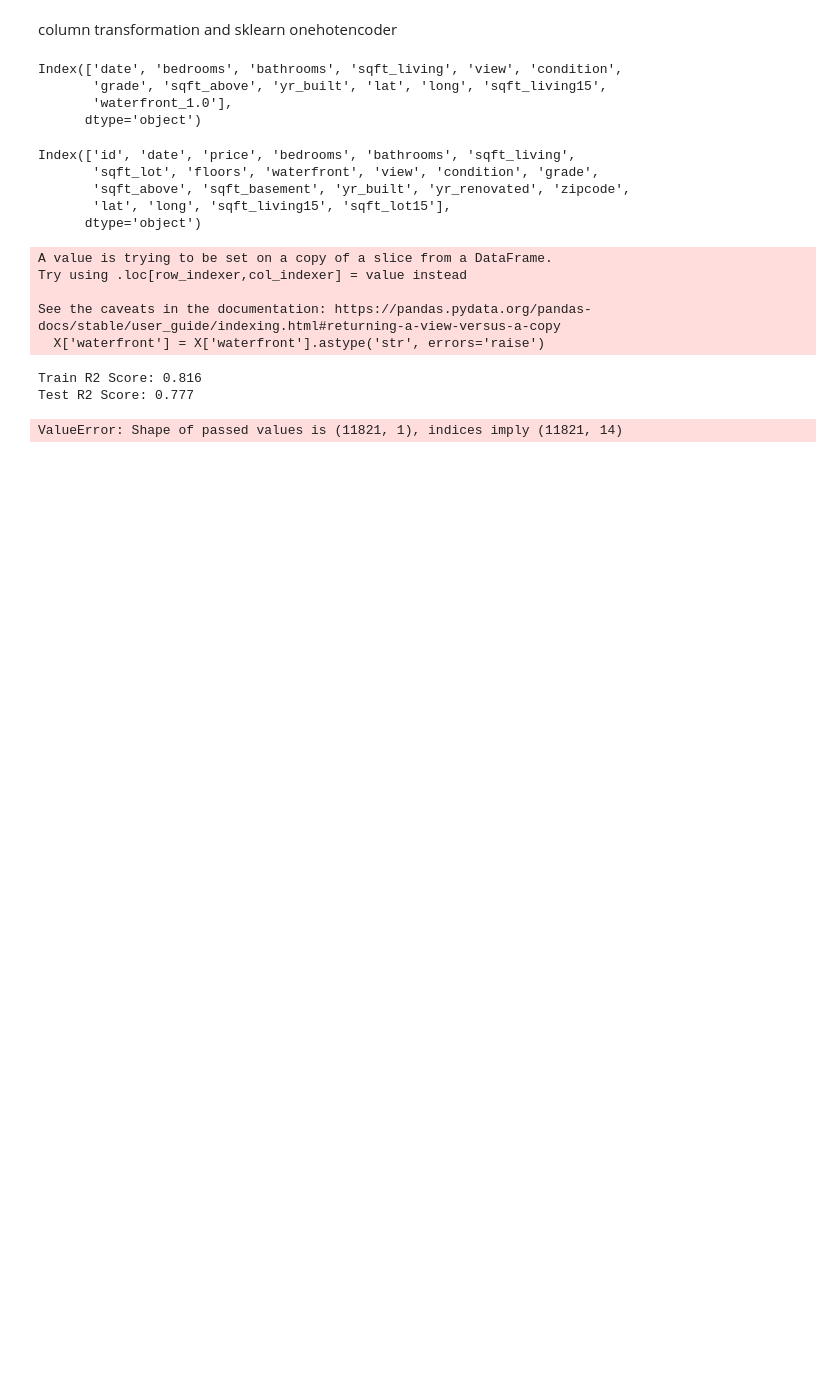
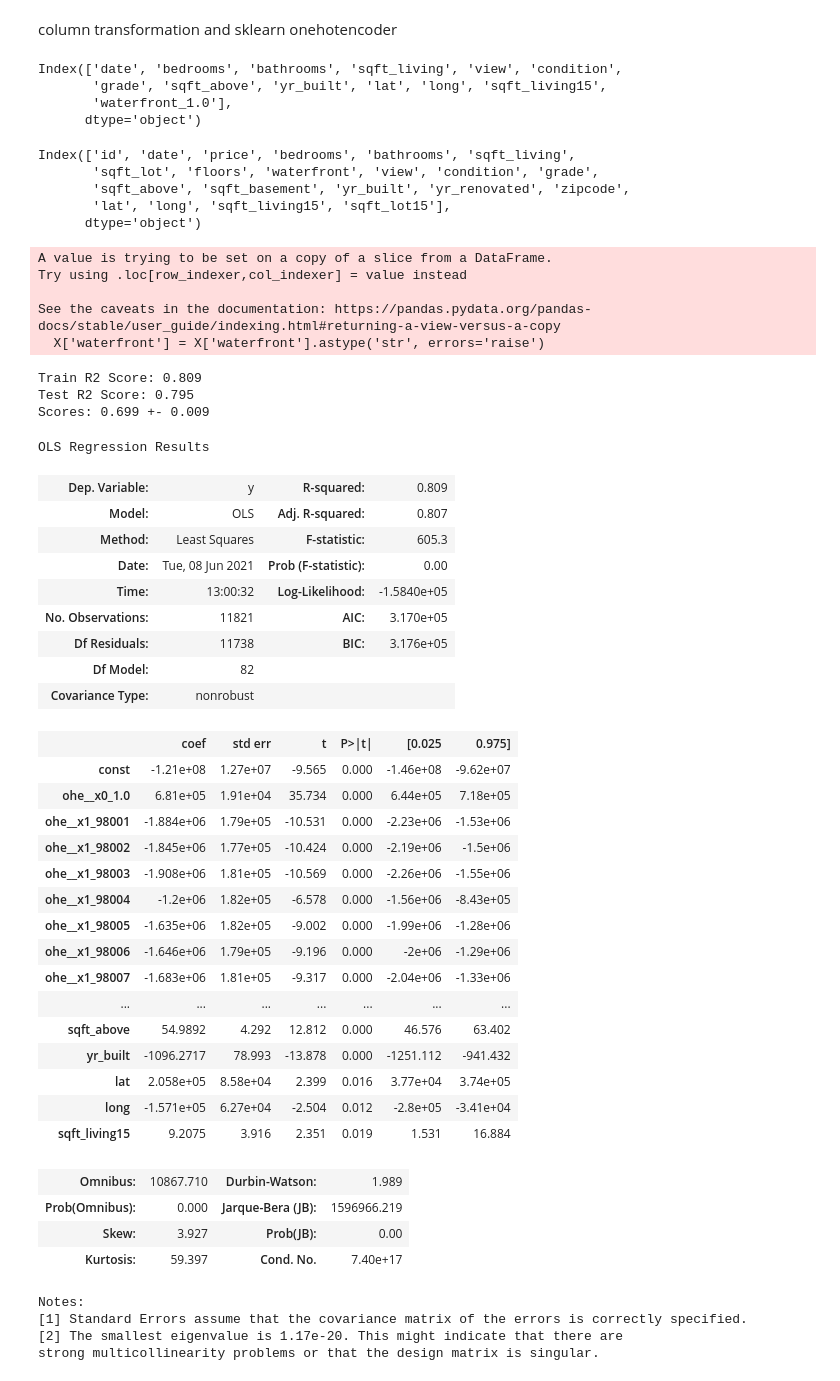
Before and after one commit to stone-ericm/Seattle-Housing-Prices-Exploration, a Jupyter notebook: Untitled.ipynb, the cells around one changed output. Saved outputs shown, nothing was run; the diff lists cells and outputs as text; code cells hidden in the pictures; blank space fills up the shorter version.

```diff
--- a/Untitled.ipynb
+++ b/Untitled.ipynb
@@ -1365,36 +1379,82 @@ X_test_ohe = ct.transform(X_test)
 
 # scaler.fit(X_train_ohe)
 
 # X_train_scaled = scaler.transform(X_train_ohe)
 # X_test_scaled = scaler.transform(X_test_ohe)
 
 lr = LinearRegression()
 
 lr.fit(X_train_ohe, y_train)
 
 train_preds = lr.predict(X_train_ohe)
 test_preds = lr.predict(X_test_ohe)
 
 print(f"Train R2 Score: {r2_score(y_train, train_preds):.3f}")
 print(f"Test R2 Score: {r2_score(y_test, test_preds):.3f}")
 
+crossvalidation = KFold(shuffle=True)
 
+scores = cross_val_score(lr, X, y, cv=crossvalidation)
+
+print(f"Scores: {scores.mean():.3f} +- {scores.std():.3f}")
 
 # visualizer = ResidualsPlot(lr)
 
-# visualizer.fit(X_train_scaled, y_train)
-# visualizer.score(X_test_scaled, y_test)
+# visualizer.fit(X_train_ohe.toarray(), y_train)
+# visualizer.score(X_test_ohe.toarray(), y_test)
 # visualizer.show()
 
 
-X_train_scaled = pd.DataFrame(X_train_ohe, columns = X_train.columns)
 
 y_train = y_train.values.reshape(-1,1)
+
+scaler = RobustScaler()
+
+scaler.fit(X_train_scaled)
+
+X_train_scaled = scaler.transform(X_train_scaled)
+
+X_train_scaled = pd.DataFrame(data = X_train_ohe.toarray(), columns = ct.get_feature_names())
+
 
 model = sm.OLS(y_train, sm.add_constant(X_train_scaled))
 results = model.fit()
 results.summary()
 # %% [output]
-Train R2 Score: 0.816
-Test R2 Score: 0.777
+Train R2 Score: 0.809
+Test R2 Score: 0.795
+Scores: 0.699 +- 0.009
-ValueError: Shape of passed values is (11821, 1), indices imply (11821, 14)
+OLS Regression Results
+| Dep. Variable: | y | R-squared: | 0.809 |
+| Model: | OLS | Adj. R-squared: | 0.807 |
+| Method: | Least Squares | F-statistic: | 605.3 |
+| Date: | Tue, 08 Jun 2021 | Prob (F-statistic): | 0.00 |
+| Time: | 13:00:32 | Log-Likelihood: | -1.5840e+05 |
+| No. Observations: | 11821 | AIC: | 3.170e+05 |
+| Df Residuals: | 11738 | BIC: | 3.176e+05 |
+| Df Model: | 82 |  |  |
+| Covariance Type: | nonrobust |  |  |
+|  | coef | std err | t | P>|t| | [0.025 | 0.975] |
+| const | -1.21e+08 | 1.27e+07 | -9.565 | 0.000 | -1.46e+08 | -9.62e+07 |
+| ohe__x0_1.0 | 6.81e+05 | 1.91e+04 | 35.734 | 0.000 | 6.44e+05 | 7.18e+05 |
+| ohe__x1_98001 | -1.884e+06 | 1.79e+05 | -10.531 | 0.000 | -2.23e+06 | -1.53e+06 |
+| ohe__x1_98002 | -1.845e+06 | 1.77e+05 | -10.424 | 0.000 | -2.19e+06 | -1.5e+06 |
+| ohe__x1_98003 | -1.908e+06 | 1.81e+05 | -10.569 | 0.000 | -2.26e+06 | -1.55e+06 |
+| ohe__x1_98004 | -1.2e+06 | 1.82e+05 | -6.578 | 0.000 | -1.56e+06 | -8.43e+05 |
+| ohe__x1_98005 | -1.635e+06 | 1.82e+05 | -9.002 | 0.000 | -1.99e+06 | -1.28e+06 |
+| ohe__x1_98006 | -1.646e+06 | 1.79e+05 | -9.196 | 0.000 | -2e+06 | -1.29e+06 |
+| ohe__x1_98007 | -1.683e+06 | 1.81e+05 | -9.317 | 0.000 | -2.04e+06 | -1.33e+06 |
+| ... | ... | ... | ... | ... | ... | ... |
+| sqft_above | 54.9892 | 4.292 | 12.812 | 0.000 | 46.576 | 63.402 |
+| yr_built | -1096.2717 | 78.993 | -13.878 | 0.000 | -1251.112 | -941.432 |
+| lat | 2.058e+05 | 8.58e+04 | 2.399 | 0.016 | 3.77e+04 | 3.74e+05 |
+| long | -1.571e+05 | 6.27e+04 | -2.504 | 0.012 | -2.8e+05 | -3.41e+04 |
+| sqft_living15 | 9.2075 | 3.916 | 2.351 | 0.019 | 1.531 | 16.884 |
+| Omnibus: | 10867.710 | Durbin-Watson: | 1.989 |
+| Prob(Omnibus): | 0.000 | Jarque-Bera (JB): | 1596966.219 |
+| Skew: | 3.927 | Prob(JB): | 0.00 |
+| Kurtosis: | 59.397 | Cond. No. | 7.40e+17 |
+Notes:
+[1] Standard Errors assume that the covariance matrix of the errors is correctly specified.
+[2] The smallest eigenvalue is 1.17e-20. This might indicate that there are
+strong multicollinearity problems or that the design matrix is singular.
```
Also changed, not shown: parts of 18 cells of this notebook.
